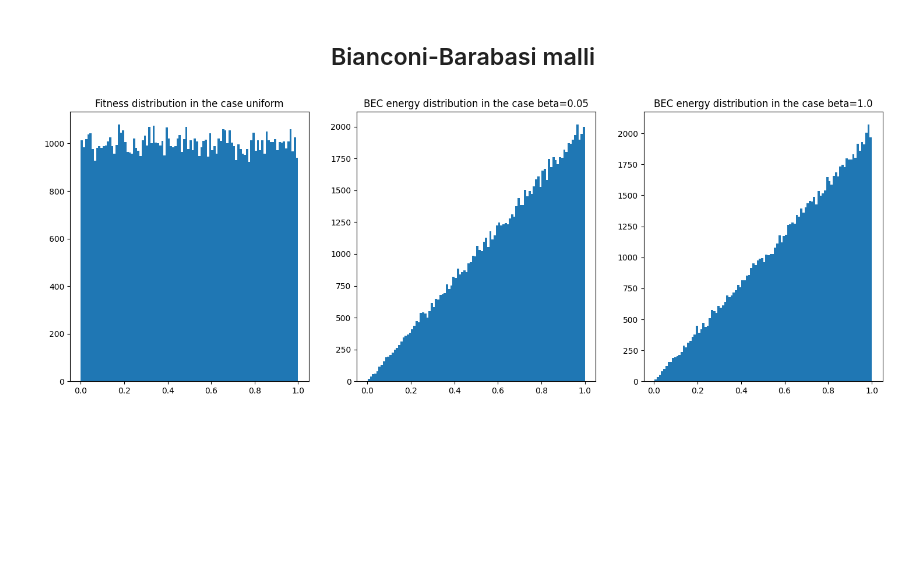
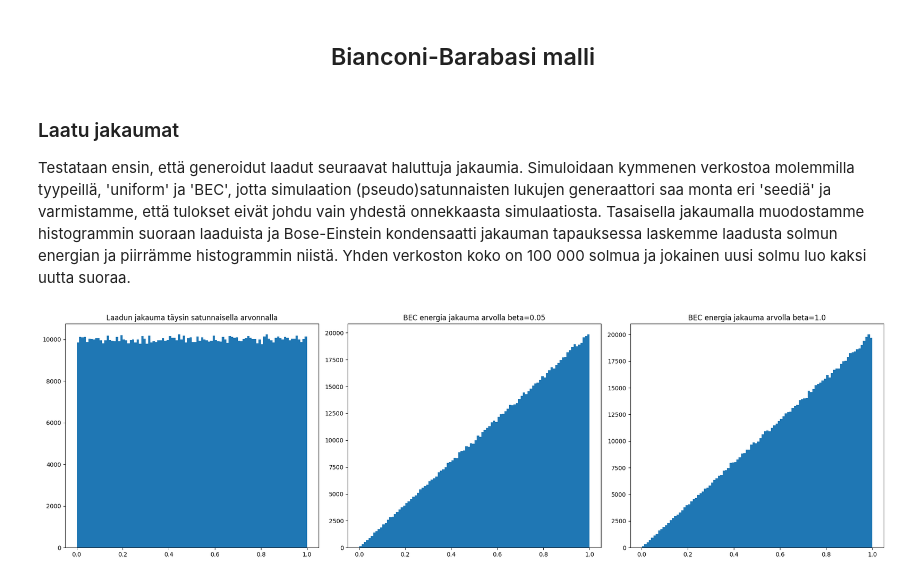
Before and after one commit to MiloSulin/nt-project, a Jupyter notebook: main.ipynb, the cells around one changed output. Cells and saved outputs as stored; diff of their text form; code cells hidden in the pictures; blank space fills up the shorter version.

Commit message:
Laatujakaumien plottaus

```diff
--- a/main.ipynb
+++ b/main.ipynb
@@ -12,21 +13,37 @@ import numpy as np # numpy importataan myös osana alla olevaa bbModelWrap moduu
 from BianconiBarabasiModel import bbModelWrap as BB
+# %% [markdown]
+### Laatu jakaumat
+Testataan ensin, että generoidut laadut seuraavat haluttuja jakaumia. Simuloidaan kymmenen verkostoa molemmilla tyypeillä, 'uniform' ja 'BEC', jotta simulaation (pseudo)satunnaisten lukujen generaattori saa monta eri 'seediä' ja varmistamme, että tulokset eivät johdu vain yhdestä onnekkaasta simulaatiosta. Tasaisella jakaumalla muodostamme histogrammin suoraan laaduista ja Bose-Einstein kondensaatti jakauman tapauksessa laskemme laadusta solmun energian ja piirrämme histogrammin niistä. Yhden verkoston koko on 100 000 solmua ja jokainen uusi solmu luo kaksi uutta suoraa.
 # %%
 # testataan omaa funktiota ja nähdään kosahtaako kaikki
 test_cases = [(1, "uniform"), (0.05, "BEC"), (1.0, "BEC")]
 
-fig, axes = plt.subplots(1, 3, figsize=(18,6))
+fig, axes = plt.subplots(1, 3, figsize=(20,6))
 plot_index = 0
 for case in test_cases:
-    test_dict, test_edge = BB.generateBianconiBarabasi(100000, 2, case[0], case[1])
-    test_fitns = list(test_dict.values())
+    test_results = []
+    for i in range(10):
+        test_dict, test_edge = BB.generateBianconiBarabasi(100000, 2, case[0], case[1])
+        test_fitns = list(test_dict.values())
+        if (case[1] == "BEC"):
+            test_results.extend([-np.log(val) / case[0] for val in test_fitns])
+        else:
+            test_results.extend(test_fitns)
+
+    test_results = np.array(test_results)
+    # hist, bins = np.histogram(test_results, np.arange(0.0, 1.0, 0.05))
+    # hist = hist / 10
+
     if (case[1] != "uniform"):
-        test_nrgs = [-np.log(val) / case[0] for val in test_fitns]
-        axes[plot_index].hist(test_nrgs, bins=100)
-        axes[plot_index].title.set_text(f"{case[1]} energy distribution in the case beta={case[0]}")
+        axes[plot_index].hist(test_results, bins=100)
+        axes[plot_index].title.set_text(f"{case[1]} energia jakauma arvolla beta={case[0]}")
+        # axes[plot_index].set_xlim(0,1)
     else:
-        axes[plot_index].hist(test_fitns, bins=100)
-        axes[plot_index].title.set_text(f"Fitness distribution in the case {case[1]}")
+        axes[plot_index].hist(test_results, bins=100)
+        axes[plot_index].title.set_text(f"Laadun jakauma täysin satunnaisella arvonnalla")
+        # axes[plot_index].set_xlim(0,1)
     plot_index += 1
+plt.tight_layout()
 plt.show()
 # %% [output]
-[figure, old version]
+[figure, new version]
```
Also changed, not shown: parts of 9 cells of this notebook.
